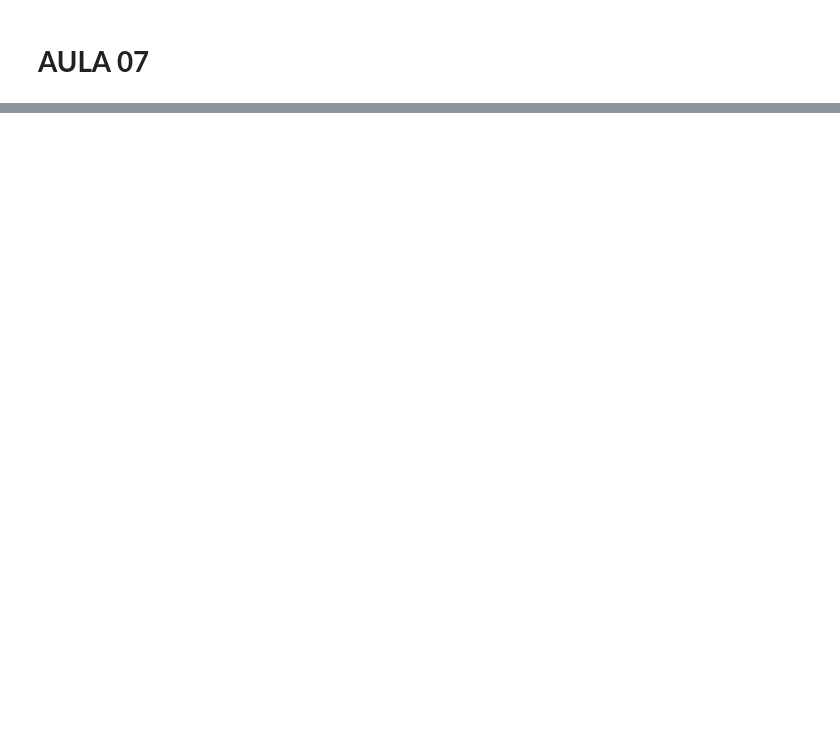
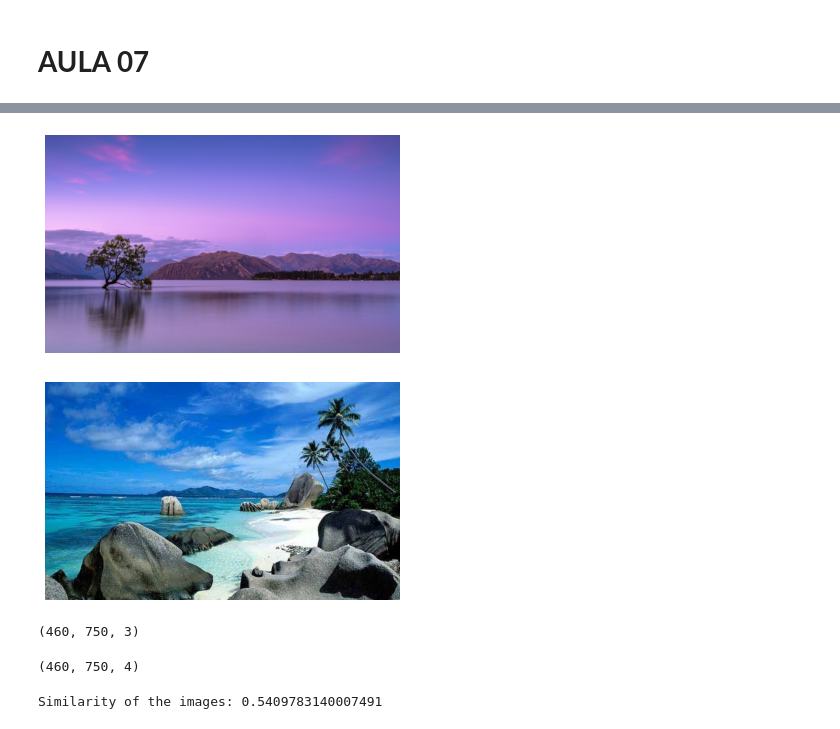
Before and after one commit to PedroHeeger/boot, a Jupyter notebook: dio/dados_unimed_1/curso_python/20-pacotes/07_testando.ipynb, the cells around one changed output, grey strips where cells are left out. Cells and saved outputs as stored; diff of their text form; code cells hidden in the pictures; blank space fills up the shorter version.

```diff
--- a/dio/dados_unimed_1/curso_python/20-pacotes/07_testando.ipynb
+++ b/dio/dados_unimed_1/curso_python/20-pacotes/07_testando.ipynb
@@ -34,0 +100,6 @@ from image_processing.processing import combination, transformation
+# %%
+# Lendo duas as imagens de mesmo tamanho (750x460)
+image3 = io.read_image(r"https://images.ecycle.com.br/wp-content/uploads/2021/05/20195924/o-que-e-paisagem.jpg")
+image4 = io.read_image(r"https://culturainglesamg.com.br/wp-content/uploads/2020/04/5-750x460.png")
+image5 = io.read_image(r"https://culturainglesamg.com.br/wp-content/uploads/2021/04/4-750x460.png")
+image6 = io.read_image(r"https://i.pinimg.com/originals/0c/91/2e/0c912eb79854a3039e34c831c91be47b.jpg")
@@ -34,0 +126,20 @@ from image_processing.processing import combination, transformation
+# %%
+# Plotando as imagens
+plot.plot_image(image3)
+plot.plot_image(image6)
+# %% [output]
+[figure, added]
+[figure, added]
+# %%
+image3.shape
+# %% [output]
+(460, 750, 3)
+# %%
+image4.shape
+# %% [output]
+(460, 750, 4)
+# %%
+# Verificando a diferença entre duas imagens
+result_image_2 = combination.find_difference(image3, image6)
+# %% [output]
+Similarity of the images: 0.5409783140007491
```
Also changed, not shown: parts of 19 cells of this notebook.
